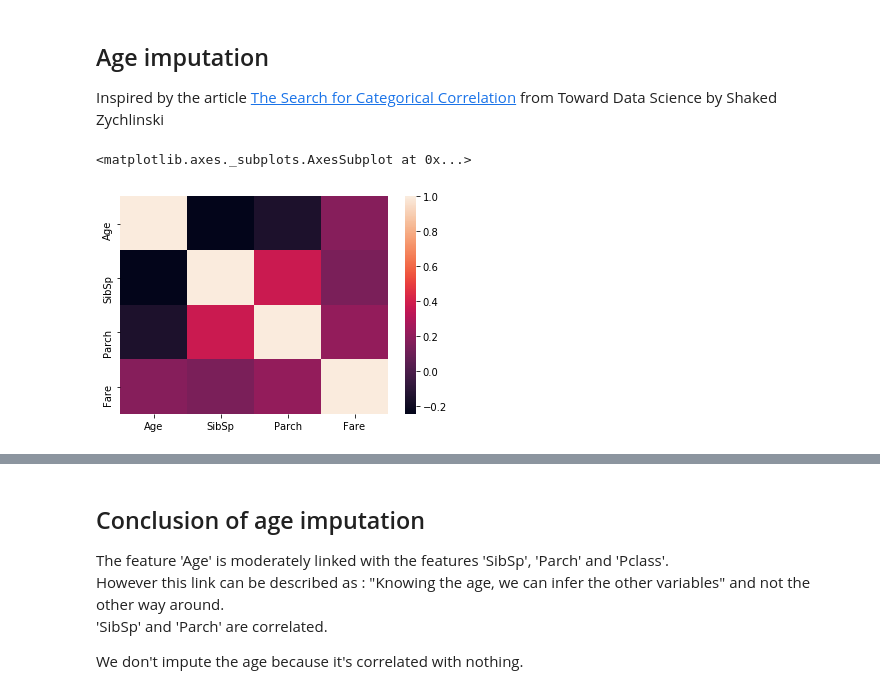
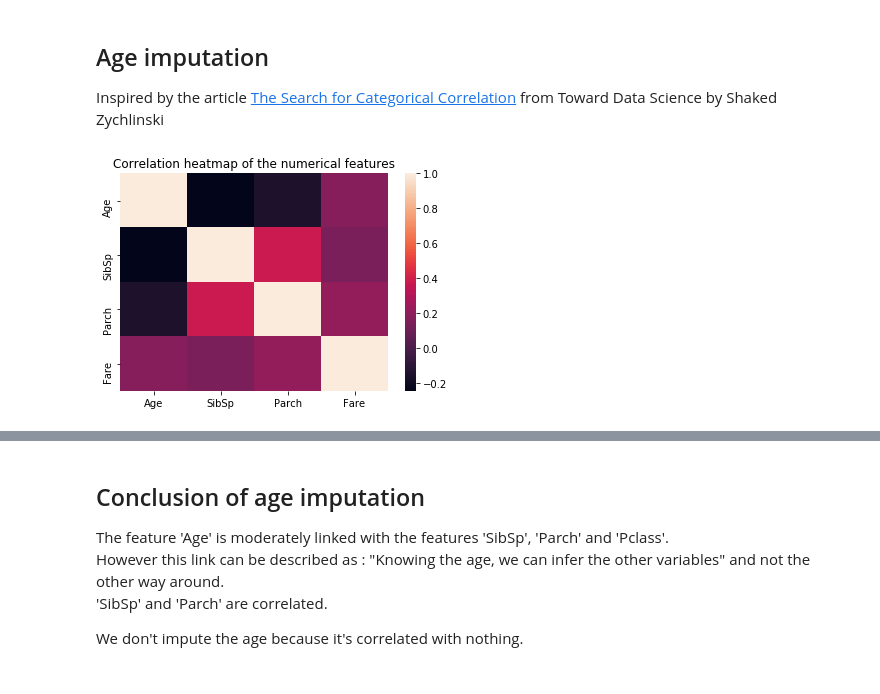
Before and after one commit to Tramalop/Titanic_Kaggle, a Jupyter notebook: Model.ipynb, the cells around one changed output, grey strips where cells are left out. Drawn from its saved outputs; the diff is of its cells as text; code cells hidden in the pictures.

```diff
--- a/Model.ipynb
+++ b/Model.ipynb
@@ -116,14 +116,13 @@ Inspired by the article [The Search for Categorical Correlation](https://towards
 # %%
 # Checking the links between numerical columns => Heatmap
 
 whole_data_num = pd.concat([train_data[col_num],test_data[col_num]],axis = 0)
 whole_data_num = whole_data_num.dropna()
 
 corr = whole_data_num.corr()
-sns.heatmap(corr, xticklabels=corr.columns,yticklabels=corr.columns)
+corr_plot = sns.heatmap(corr, xticklabels=corr.columns,yticklabels=corr.columns).set_title('Correlation heatmap of the numerical features')
 # %% [output]
-<matplotlib.axes._subplots.AxesSubplot at 0x...>
-[figure, old version]
+[figure, new version]
 # %%
 def correlation_ratio(category_values, numerical_values):
 
```
Also changed, not shown: parts of 15 cells of this notebook, 1 other file.
